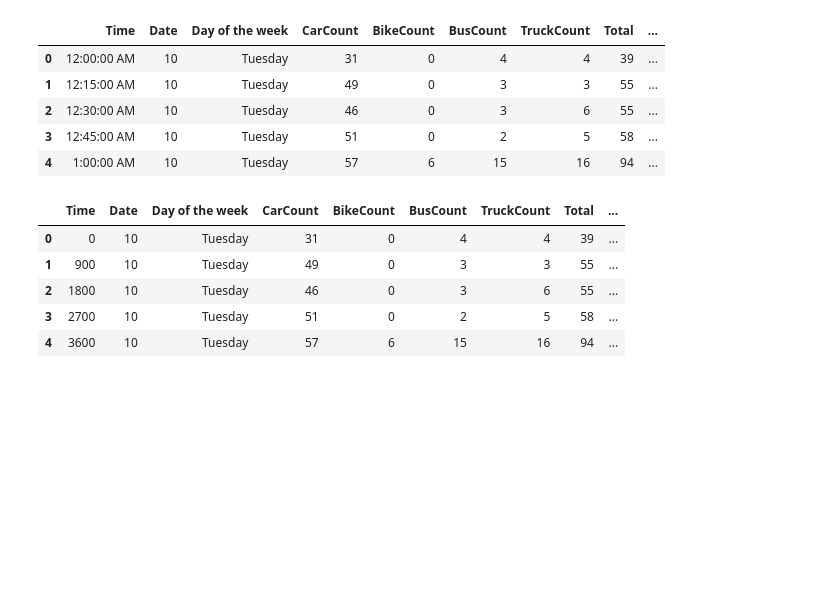
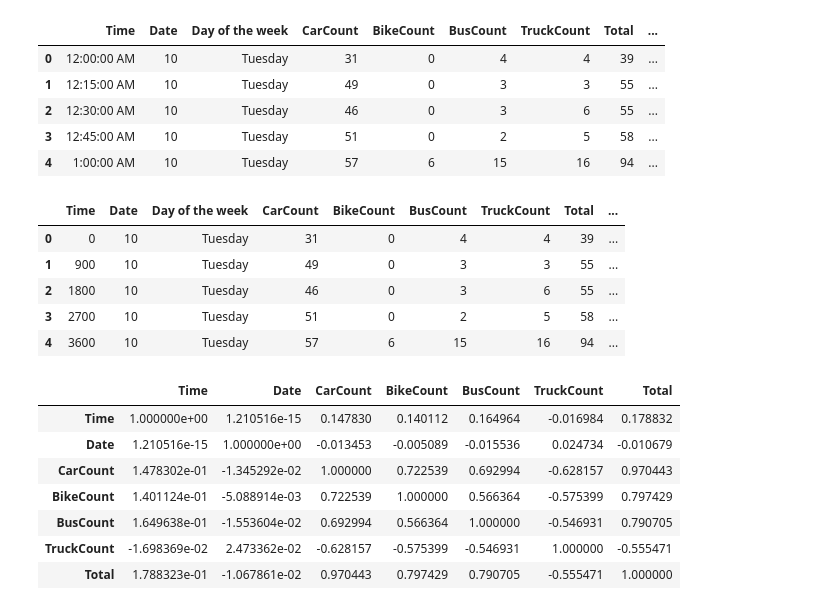
Before and after one commit to Kazeem-Bello/Traffic-Analysis, a Jupyter notebook: assignment.ipynb, the cells around one changed output. Saved outputs shown, nothing was run; the diff lists cells and outputs as text; code cells hidden in the pictures; blank space fills up the shorter version.

```diff
--- a/assignment.ipynb
+++ b/assignment.ipynb
@@ -161,3 +164,15 @@ traffic_df.head()
 | 2 | 1800 | 10 | Tuesday | 46 | 0 | 3 | 6 | 55 | ... |
 | 3 | 2700 | 10 | Tuesday | 51 | 0 | 2 | 5 | 58 | ... |
 | 4 | 3600 | 10 | Tuesday | 57 | 6 | 15 | 16 | 94 | ... |
+# %%
+corr = traffic_df.corr()
+corr
+# %% [output]
+|  | Time | Date | CarCount | BikeCount | BusCount | TruckCount | Total |
+| Time | 1.000000e+00 | 1.210516e-15 | 0.147830 | 0.140112 | 0.164964 | -0.016984 | 0.178832 |
+| Date | 1.210516e-15 | 1.000000e+00 | -0.013453 | -0.005089 | -0.015536 | 0.024734 | -0.010679 |
+| CarCount | 1.478302e-01 | -1.345292e-02 | 1.000000 | 0.722539 | 0.692994 | -0.628157 | 0.970443 |
+| BikeCount | 1.401124e-01 | -5.088914e-03 | 0.722539 | 1.000000 | 0.566364 | -0.575399 | 0.797429 |
+| BusCount | 1.649638e-01 | -1.553604e-02 | 0.692994 | 0.566364 | 1.000000 | -0.546931 | 0.790705 |
+| TruckCount | -1.698369e-02 | 2.473362e-02 | -0.628157 | -0.575399 | -0.546931 | 1.000000 | -0.555471 |
+| Total | 1.788323e-01 | -1.067861e-02 | 0.970443 | 0.797429 | 0.790705 | -0.555471 | 1.000000 |
```
Also changed, not shown: parts of 9 cells of this notebook.
